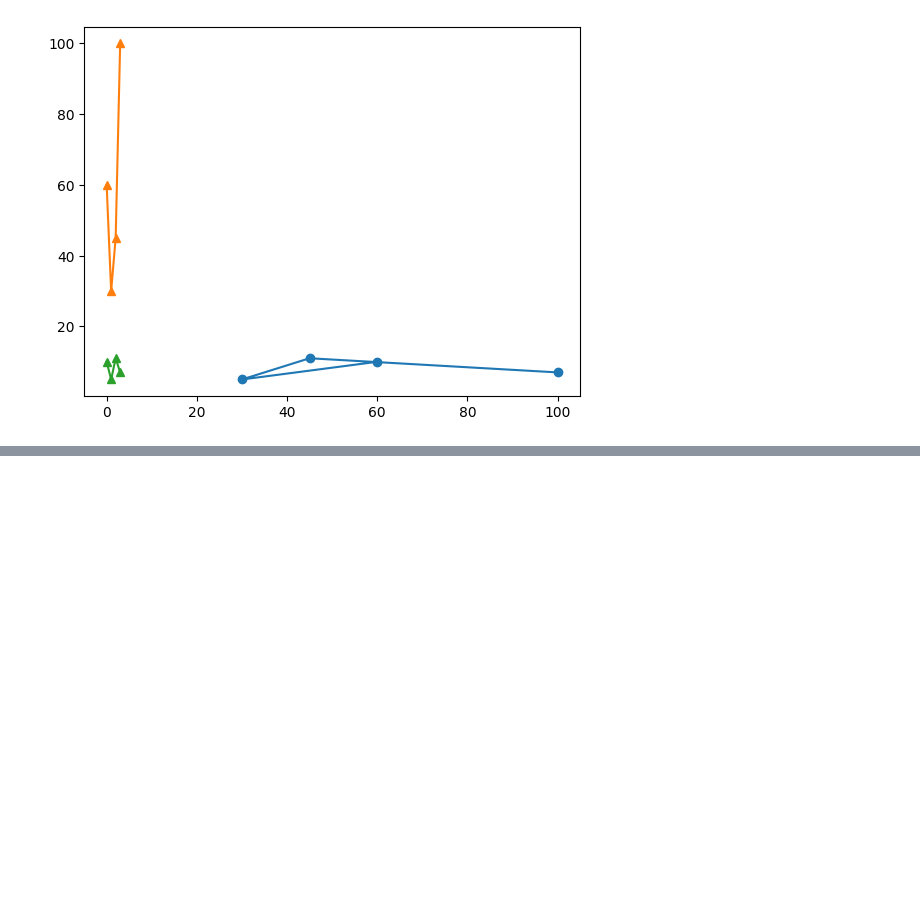
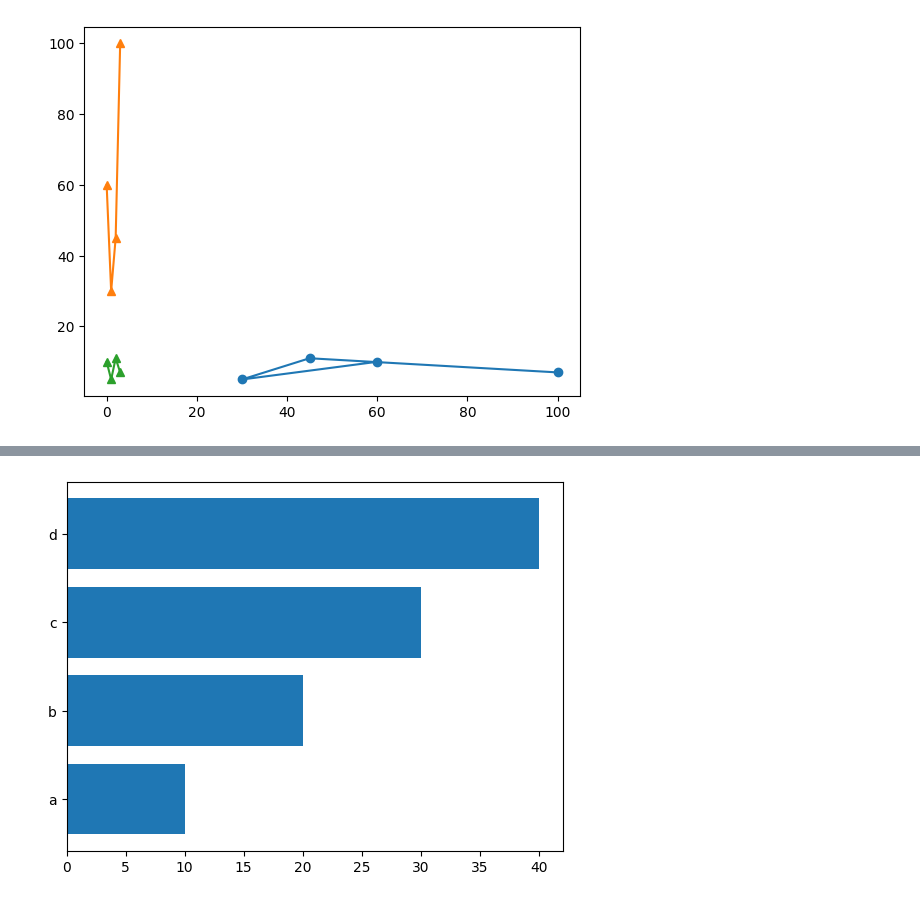
Before and after one commit to faarhaanfaarooq/Data-Analysis-Journey, a Jupyter notebook: matplotlib.ipynb, the cells around one changed output, grey strips where cells are left out. Cells and saved outputs as stored; diff of their text form; code cells hidden in the pictures; blank space fills up the shorter version.

```diff
--- a/matplotlib.ipynb
+++ b/matplotlib.ipynb
@@ -19,0 +41,7 @@ plt.show()
+# %%
+x = np.array(['a', 'b', 'c', 'd'])
+y = np.array([10, 20, 30, 40])
+plt.barh(x, y)
+plt.show()
+# %% [output]
+[figure, added]
```
Also changed, not shown: parts of 8 cells of this notebook.
